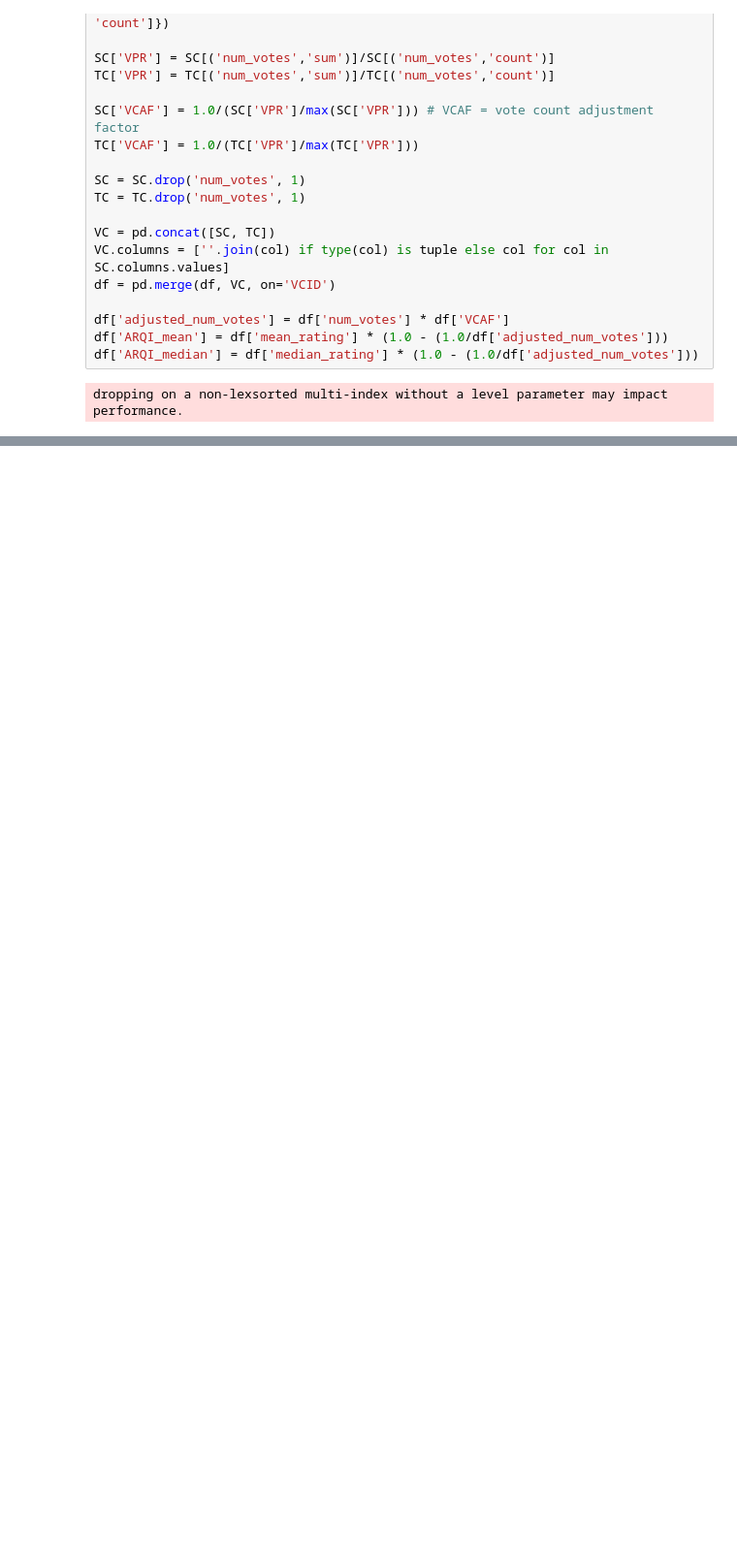
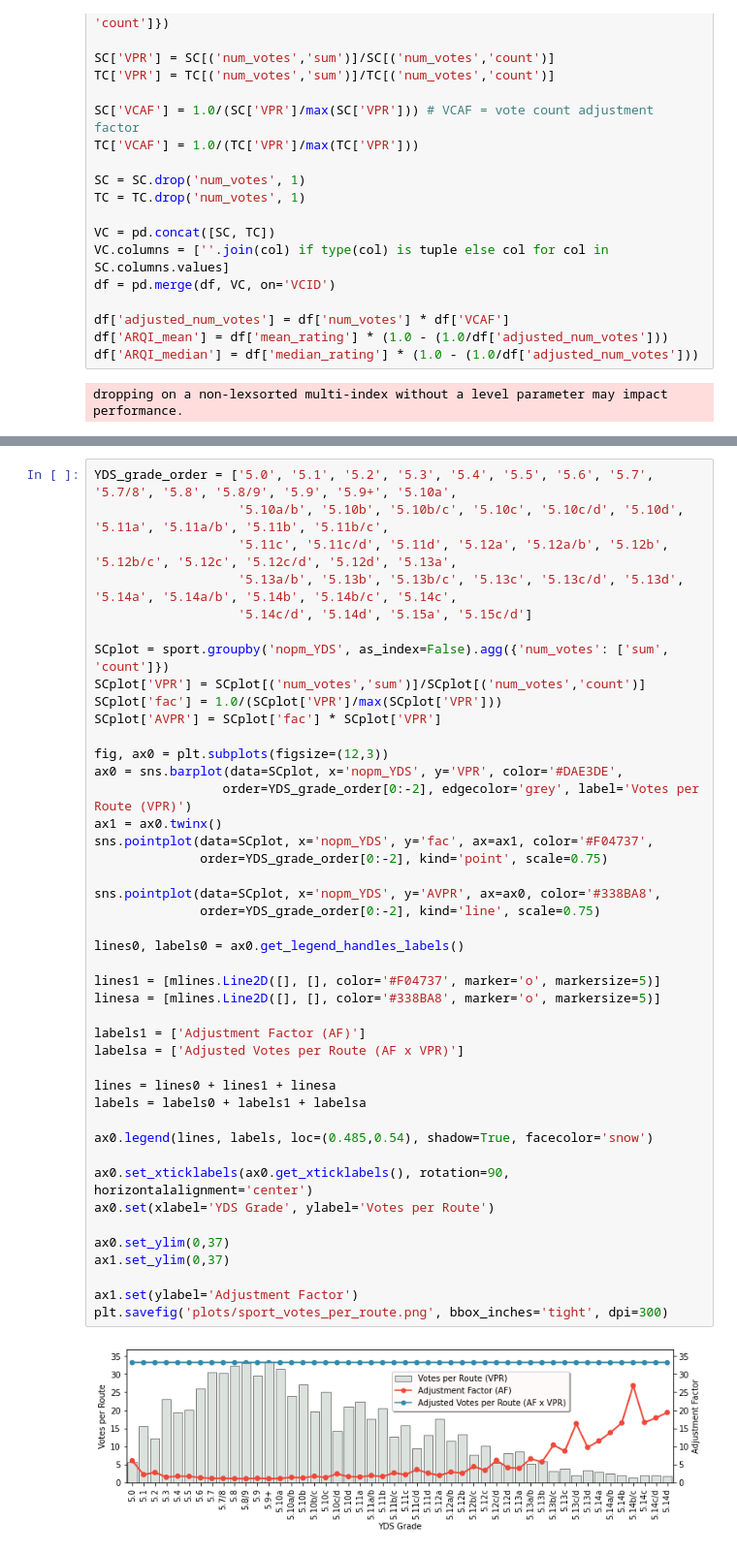
Before and after one commit to OpenBeta/climbing-data, a Jupyter notebook: curated_datasets/RouteQualityData_Construction.ipynb, the cells around one changed output, grey strips where cells are left out. Shown at 97% size. Cells and saved outputs as stored; diff of their text form; blank space fills up the shorter version.

```diff
--- a/curated_datasets/RouteQualityData_Construction.ipynb
+++ b/curated_datasets/RouteQualityData_Construction.ipynb
@@ -133,0 +143,45 @@ df_save.to_pickle('RouteQualityData.pkl.zip', compression='zip')
+# %%
+YDS_grade_order = ['5.0', '5.1', '5.2', '5.3', '5.4', '5.5', '5.6', '5.7', '5.7/8', '5.8', '5.8/9', '5.9', '5.9+', '5.10a',
+                   '5.10a/b', '5.10b', '5.10b/c', '5.10c', '5.10c/d', '5.10d', '5.11a', '5.11a/b', '5.11b', '5.11b/c',
+                   '5.11c', '5.11c/d', '5.11d', '5.12a', '5.12a/b', '5.12b', '5.12b/c', '5.12c', '5.12c/d', '5.12d', '5.13a',
+                   '5.13a/b', '5.13b', '5.13b/c', '5.13c', '5.13c/d', '5.13d', '5.14a', '5.14a/b', '5.14b', '5.14b/c', '5.14c',
+                   '5.14c/d', '5.14d', '5.15a', '5.15c/d']
+
+SCplot = sport.groupby('nopm_YDS', as_index=False).agg({'num_votes': ['sum', 'count']})
+SCplot['VPR'] = SCplot[('num_votes','sum')]/SCplot[('num_votes','count')]
+SCplot['fac'] = 1.0/(SCplot['VPR']/max(SCplot['VPR']))
+SCplot['AVPR'] = SCplot['fac'] * SCplot['VPR']
+
+fig, ax0 = plt.subplots(figsize=(12,3))
+ax0 = sns.barplot(data=SCplot, x='nopm_YDS', y='VPR', color='#DAE3DE',
+                 order=YDS_grade_order[0:-2], edgecolor='grey', label='Votes per Route (VPR)')
+ax1 = ax0.twinx()
+sns.pointplot(data=SCplot, x='nopm_YDS', y='fac', ax=ax1, color='#F04737',
+              order=YDS_grade_order[0:-2], kind='point', scale=0.75)
+
+sns.pointplot(data=SCplot, x='nopm_YDS', y='AVPR', ax=ax0, color='#338BA8',
+              order=YDS_grade_order[0:-2], kind='line', scale=0.75)
+
+lines0, labels0 = ax0.get_legend_handles_labels()
+
+lines1 = [mlines.Line2D([], [], color='#F04737', marker='o', markersize=5)]
+linesa = [mlines.Line2D([], [], color='#338BA8', marker='o', markersize=5)]
+
+labels1 = ['Adjustment Factor (AF)']
+labelsa = ['Adjusted Votes per Route (AF x VPR)']
+
+lines = lines0 + lines1 + linesa
+labels = labels0 + labels1 + labelsa
+
+ax0.legend(lines, labels, loc=(0.485,0.54), shadow=True, facecolor='snow')
+
+ax0.set_xticklabels(ax0.get_xticklabels(), rotation=90, horizontalalignment='center')
+ax0.set(xlabel='YDS Grade', ylabel='Votes per Route')
+
+ax0.set_ylim(0,37)
+ax1.set_ylim(0,37)
+
+ax1.set(ylabel='Adjustment Factor')
+plt.savefig('plots/sport_votes_per_route.png', bbox_inches='tight', dpi=300)
+# %% [output]
+[figure, added]
```
Also changed, not shown: parts of 6 cells of this notebook, 1 other file.
